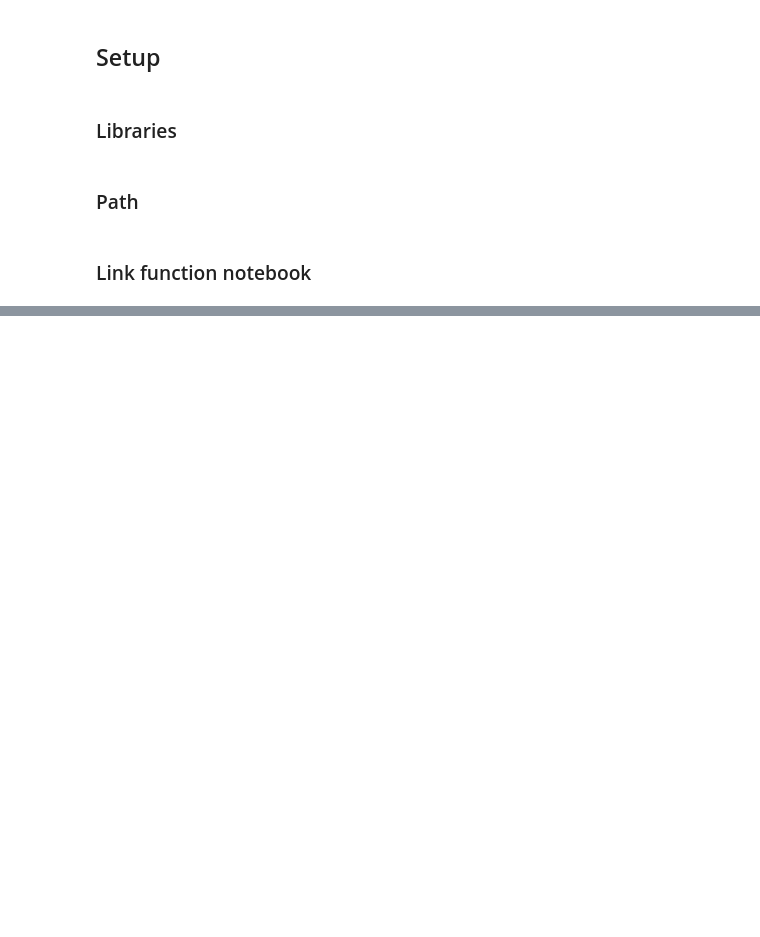
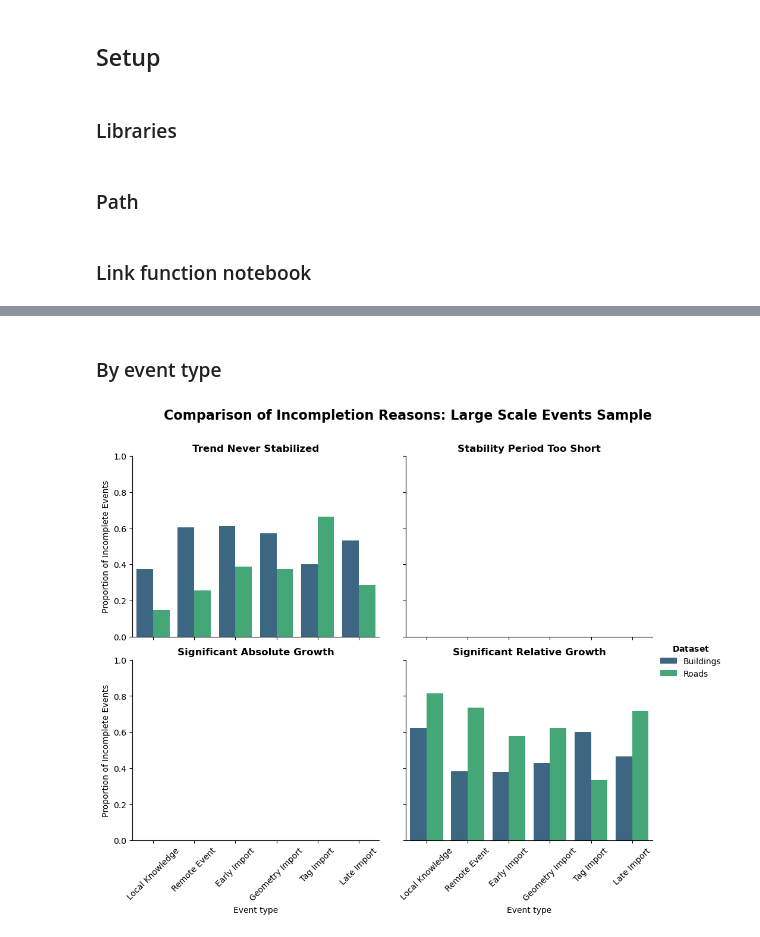
Before and after one commit to Geo-Cultural-Informatics-Lab/OSM-Feature-Completeness, a Jupyter notebook: 6) success statistics for events/success_statistics_events_export.ipynb, the cells around one changed output, grey strips where cells are left out. Cells and saved outputs as stored; diff of their text form; code cells hidden in the pictures; blank space fills up the shorter version.

Commit message:
started running descriptive statistics on the large scale events data

```diff
--- a/6) success statistics for events/success_statistics_events_export.ipynb
+++ b/6) success statistics for events/success_statistics_events_export.ipynb
@@ -42,0 +354,7 @@ from functions import generate_measure_sample_plot # plotting functions
+# %%
+# Calculate complete and incomplete counts and percentages for buildings by event type
+road_status_by_type = pd.DataFrame(road_complete_by_type.items(), columns=['Event type', 'Complete'])
+road_status_by_type['Incomplete'] = road_status_by_type['Event type'].map(road_incomplete_by_type)
+road_status_by_type['Sample size (n)'] = road_status_by_type['Complete'] + road_status_by_type['Incomplete']
+road_status_by_type['Complete percentage'] = round(road_status_by_type['Complete'] / road_status_by_type['Sample size (n)'], 3)
+road_status_by_type['Incomplete percentage'] = round(1 - road_status_by_type['Complete percentage'], 3)
@@ -42,0 +384,2 @@ from functions import generate_measure_sample_plot # plotting functions
+# %% [markdown]
+### By event type
@@ -42,0 +390,12 @@ from functions import generate_measure_sample_plot # plotting functions
+# %%
+# Add incompletion reason per each event (building data)
+bld_status_by_type['No stable period'] = bld_status_by_type['Event type'].map(lambda x: sum(1 for entry in bld_tests if (entry.get('status') == 'incomplete') and (entry.get('event_type') == x) and (entry.get('incompletion_reason') == 'no stable period')))
+bld_status_by_type['Small stable period'] = bld_status_by_type['Event type'].map(lambda x: sum(1 for entry in bld_tests if (entry.get('status') == 'incomplete') and (entry.get('event_type') == x) and (entry.get('incompletion_reason') == 'small stable period')))
+bld_status_by_type['Stable absolute addition'] = bld_status_by_type['Event type'].map(lambda x: sum(1 for entry in bld_tests if (entry.get('status') == 'incomplete') and (entry.get('event_type') == x) and (entry.get('incompletion_reason') == 'stable absolute addition larger than threshold')))
+bld_status_by_type['Stable relative addition'] = bld_status_by_type['Event type'].map(lambda x: sum(1 for entry in bld_tests if (entry.get('status') == 'incomplete') and (entry.get('event_type') == x) and (entry.get('incompletion_reason') == 'stable relative addition larger than threshold')))
+# %%
+# Add incompletion reason per each event (road data)
+road_status_by_type['No stable period'] = road_status_by_type['Event type'].map(lambda x: sum(1 for entry in road_tests if (entry.get('status') == 'incomplete') and (entry.get('event_type') == x) and (entry.get('incompletion_reason') == 'no stable period')))
+road_status_by_type['Small stable period'] = road_status_by_type['Event type'].map(lambda x: sum(1 for entry in road_tests if (entry.get('status') == 'incomplete') and (entry.get('event_type') == x) and (entry.get('incompletion_reason') == 'small stable period')))
+road_status_by_type['Stable absolute addition'] = road_status_by_type['Event type'].map(lambda x: sum(1 for entry in road_tests if (entry.get('status') == 'incomplete') and (entry.get('event_type') == x) and (entry.get('incompletion_reason') == 'stable absolute addition larger than threshold')))
+road_status_by_type['Stable relative addition'] = road_status_by_type['Event type'].map(lambda x: sum(1 for entry in road_tests if (entry.get('status') == 'incomplete') and (entry.get('event_type') == x) and (entry.get('incompletion_reason') == 'stable relative addition larger than threshold')))
@@ -42,0 +439,50 @@ from functions import generate_measure_sample_plot # plotting functions
+# %%
+# Create a plot of the results
+reason_map = {
+    'No stable period': 'Trend Never Stabilized',
+    'Small stable period': 'Stability Period Too Short',
+    'Stable absolute addition': 'Significant Absolute Growth',
+    'Stable relative addition': 'Significant Relative Growth'
+}
+
+g = sns.catplot(
+    data=combined,
+    kind="bar",
+    x="Event type",
+    y="Proportion",
+    hue="Data",
+    col="Reason",
+    col_wrap=2,
+    palette="viridis",
+    height=4,
+    aspect=1.2
+)
+
+g.set(ylim=(0, 1)) # Fix y axis limits to 0-100% for better comparison
+g.set_titles(col_template="{col_name}", fontweight='bold') # Set column titles
+
+# Set Y-axis to percentage format for clarity
+for ax in g.axes.flat:
+    # Get the current title
+    current_title = ax.get_title().split('= ')[-1]
+    # Map to new name and make bold
+    new_title = reason_map.get(current_title, current_title)
+    ax.set_title(new_title, fontweight='bold', fontsize=12)
+
+    # Label the X-axis
+    ax.tick_params(axis='x', labelrotation=45)
+
+    # Label the Y-axis
+    ax.set_ylabel("Proportion of Incomplete Events")
+
+# Adjust legend title
+g._legend.set_title(r"$\bf{Dataset}$")
+
+# Add general title
+plt.subplots_adjust(top=0.88) # Make room for the suptitle
+g.fig.suptitle('Comparison of Incompletion Reasons: Large Scale Events Sample',
+               fontsize=16, fontweight='bold')
+
+plt.show()
+# %% [output]
+[figure, added]
```
Also changed, not shown: parts of 38 cells of this notebook.
